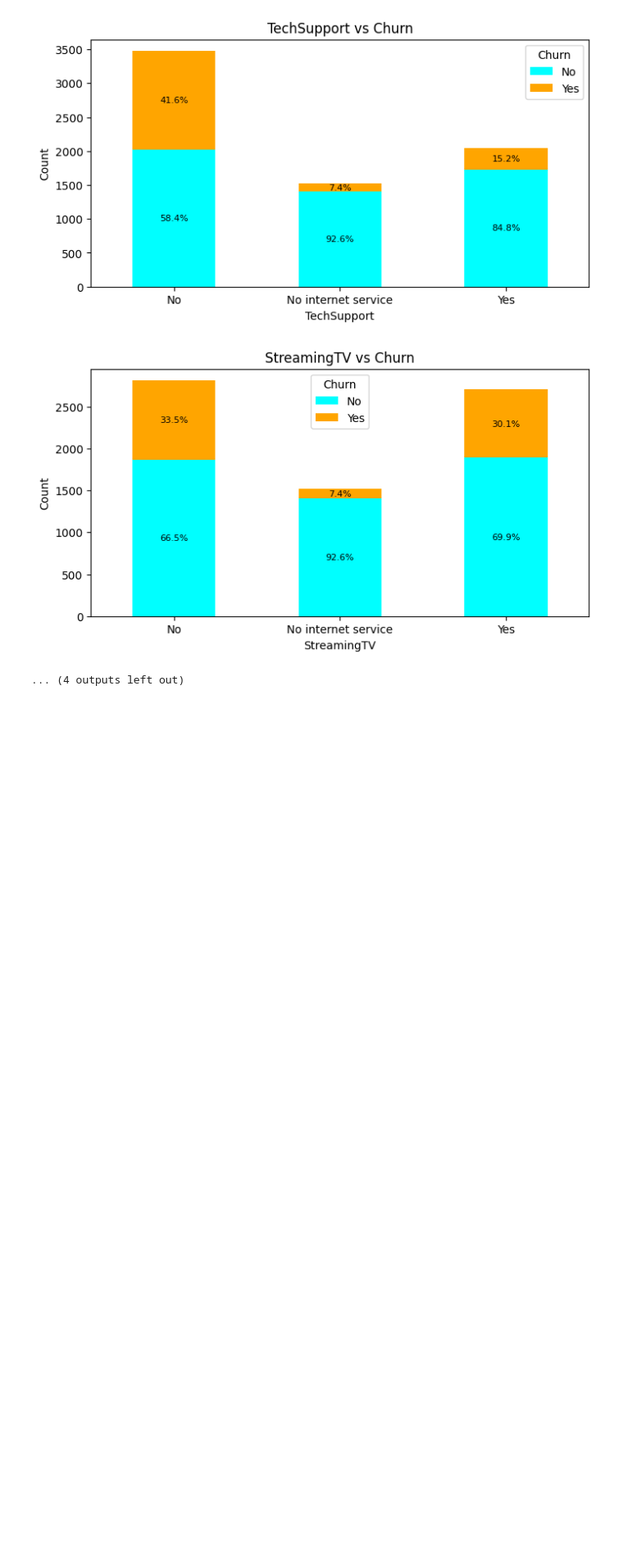
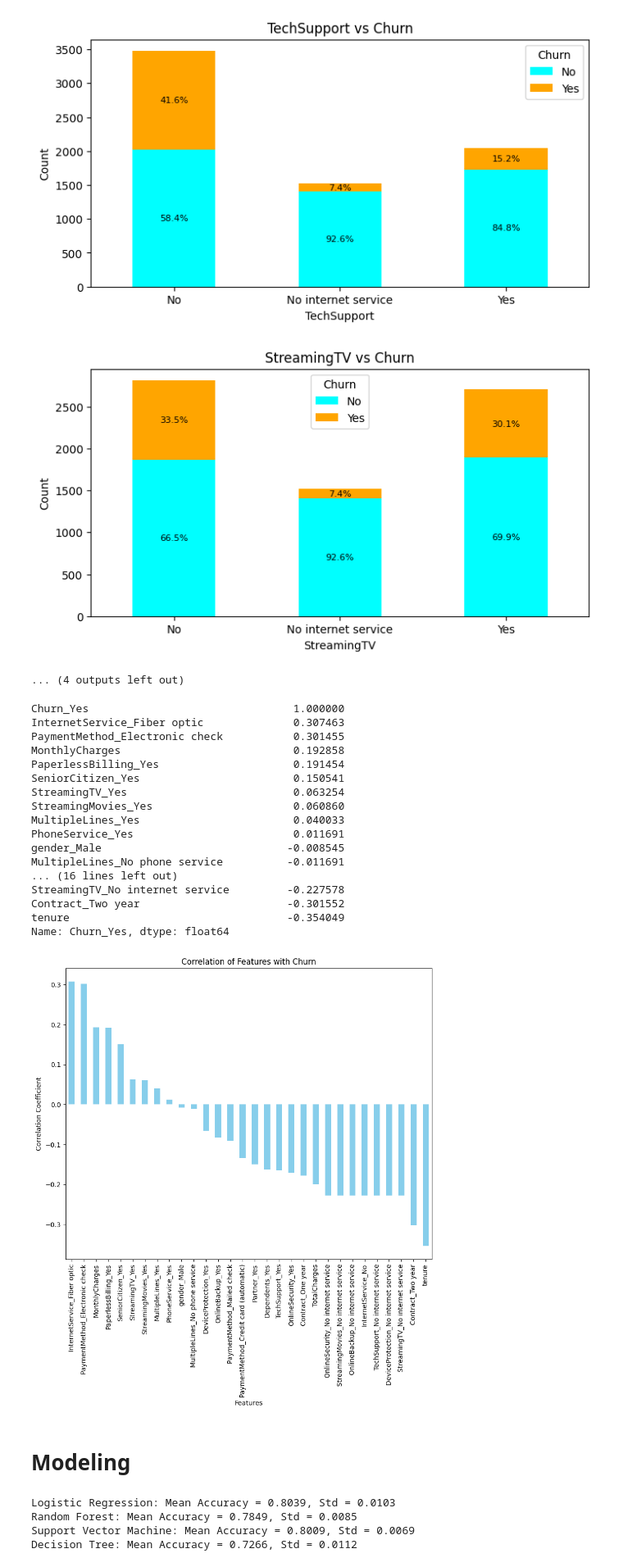
Before and after one commit to itayriche/customer_churn_prediction, a Jupyter notebook: Churn_prediction.ipynb, the cells around one changed output. Shown: that part at 82% size. Drawn from its saved outputs; the diff is of its cells as text; code cells hidden in the pictures; blank space fills up the shorter version.

```diff
--- a/Churn_prediction.ipynb
+++ b/Churn_prediction.ipynb
@@ -284,3 +293,37 @@ for column in categorical_columns:
 [figure]
 [figure]
 ... (4 outputs left out)
+# %%
+# Correlation of all features with Churn
+encoded_df = pd.get_dummies(df, drop_first=True)
+churn_correlation = encoded_df.corr()['Churn_Yes'].sort_values(ascending=False)
+# Display the correlation values
+print(churn_correlation)
+
+# Visualize the correlation with a bar plot
+plt.figure(figsize=(10, 8))
+churn_correlation.drop('Churn_Yes').plot(kind='bar', color='skyblue')
+plt.title('Correlation of Features with Churn')
+plt.ylabel('Correlation Coefficient')
+plt.xlabel('Features')
+plt.xticks(rotation=90)
+plt.show()
+# %% [output]
+Churn_Yes                                1.000000
+InternetService_Fiber optic              0.307463
+PaymentMethod_Electronic check           0.301455
+MonthlyCharges                           0.192858
+PaperlessBilling_Yes                     0.191454
+SeniorCitizen_Yes                        0.150541
+StreamingTV_Yes                          0.063254
+StreamingMovies_Yes                      0.060860
+MultipleLines_Yes                        0.040033
+PhoneService_Yes                         0.011691
+gender_Male                             -0.008545
+MultipleLines_No phone service          -0.011691
+... (16 lines left out)
+StreamingTV_No internet service         -0.227578
+Contract_Two year                       -0.301552
+tenure                                  -0.354049
+Name: Churn_Yes, dtype: float64
+[figure, added]
@@ -286,0 +333,2 @@ for column in categorical_columns:
+# %% [markdown]
+# Modeling
@@ -286,0 +339,36 @@ for column in categorical_columns:
+# %%
+
+
+
+# Split the data into training and testing sets
+X_train, X_test, y_train, y_test = train_test_split(X, y, test_size=0.2, random_state=42)
+
+# Define the preprocessing steps
+categorical_features = X.select_dtypes(include=['object']).columns
+numerical_features = X.select_dtypes(include=['int64', 'float64']).columns
+
+preprocessor = ColumnTransformer(
+    transformers=[
+        ('num', StandardScaler(), numerical_features),
+        ('cat', OneHotEncoder(handle_unknown='ignore'), categorical_features)
+    ]
+)
+
+# Define the models to test
+models = {
+    "Logistic Regression": LogisticRegression(max_iter=1000),
+    "Random Forest": RandomForestClassifier(),
+    "Support Vector Machine": SVC(),
+    "Decision Tree": DecisionTreeClassifier()
+}
+
+# Evaluate each model using the pipeline
+for model_name, model in models.items():
+    pipeline = Pipeline(steps=[('preprocessor', preprocessor), ('classifier', model)])
+    scores = cross_val_score(pipeline, X_train, y_train, cv=5, scoring='accuracy')
+    print(f"{model_name}: Mean Accuracy = {scores.mean():.4f}, Std = {scores.std():.4f}")
+# %% [output]
+Logistic Regression: Mean Accuracy = 0.8039, Std = 0.0103
+Random Forest: Mean Accuracy = 0.7849, Std = 0.0085
+Support Vector Machine: Mean Accuracy = 0.8009, Std = 0.0069
+Decision Tree: Mean Accuracy = 0.7266, Std = 0.0112
```
Also changed, not shown: parts of 3 cells of this notebook.
